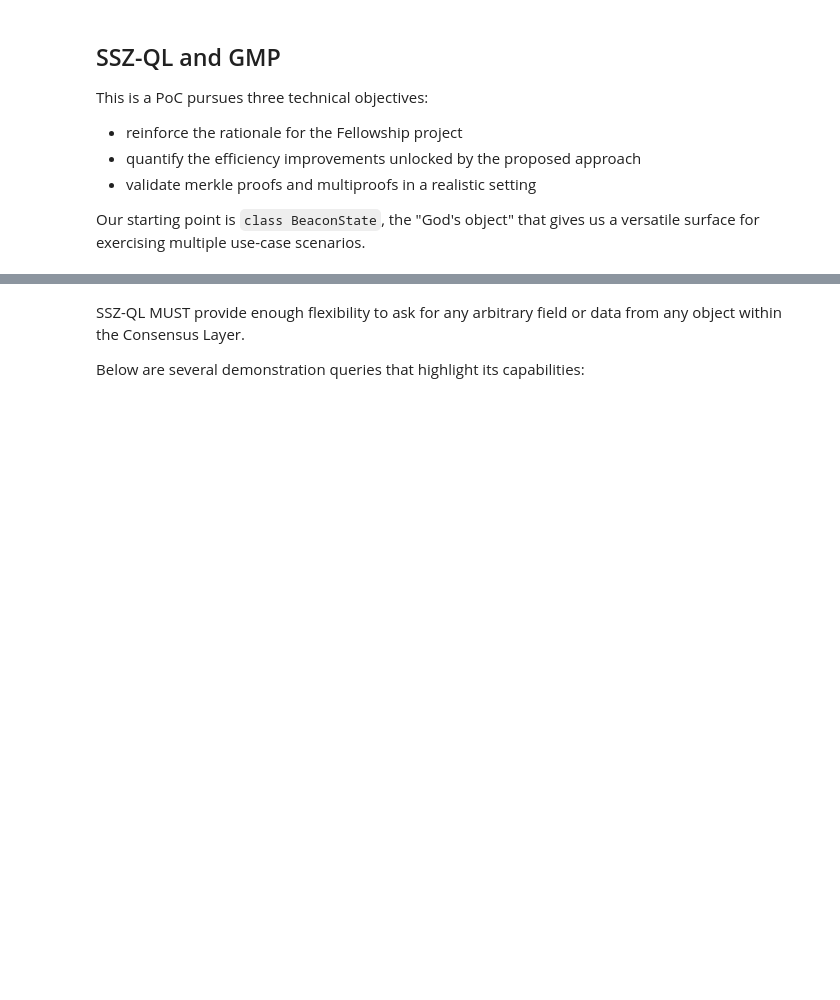
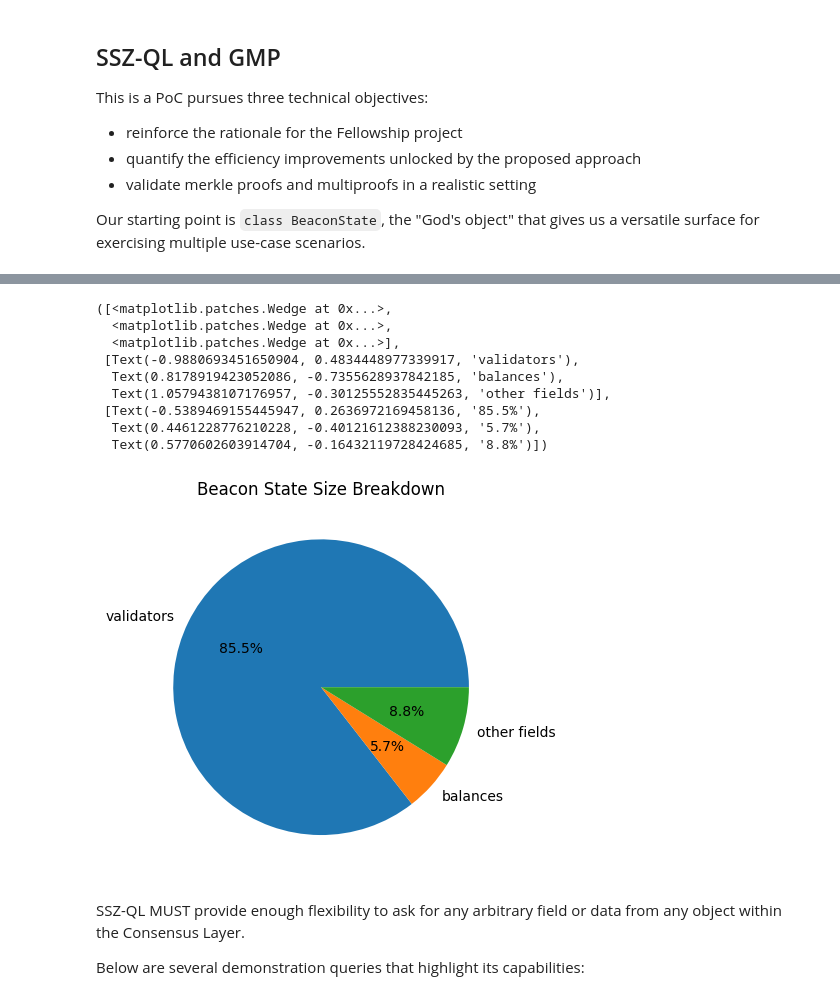
Before and after one commit to fernantho/SSZ-QL-and-GMP, a Jupyter notebook: ssz_ql_gmp.ipynb, the cells around one changed output, grey strips where cells are left out. Saved outputs shown, nothing was run; the diff lists cells and outputs as text; code cells hidden in the pictures; blank space fills up the shorter version.

Commit message:
minor refactorization. added merkle pie with beacon state, validators and balances

```diff
--- a/ssz_ql_gmp.ipynb
+++ b/ssz_ql_gmp.ipynb
@@ -33,7 +33,8 @@ import eth2spec.electra.mainnet as spec
 
 beacon_state_path = "state.ssz"
 beacon_state_size = os.stat(beacon_state_path).st_size
-print(f"Beacon state file size: {beacon_state_size} bytes !!!")
+megabyte = 1024 * 1024
+print(f"Beacon state file size: {beacon_state_size} bytes - {beacon_state_size / megabyte:.2f} MB")
 
 state: spec.BeaconState
 with open(beacon_state_path, "rb") as f:
@@ -46,0 +48,13 @@ Successfully loaded the beacon state for slot 12137984
+# %%
+current_validators = len(state.validators)
+validator_size = len(spec.Validator().encode_bytes())
+total_validators_size = current_validators * validator_size
+print(f"validators field {current_validators} - each validator size is {validator_size} bytes - Validators field size {total_validators_size / megabyte:.2f} MB")
+
+balances_size = 8 # uint64
+total_balances_size = current_validators * balances_size
+print(f"balances field {current_validators} - each balance size is {balances_size} bytes - Balances field size {total_balances_size / megabyte:.2f} MB")
+
+print(f"Out ot the {beacon_state_size / megabyte:.2f} MB beacon state:\n\t- the validators field is {total_validators_size / megabyte:.2f} MB\n\t- the balances field is {total_balances_size / megabyte:.2f} MB\n\t- the rest is {(beacon_state_size - total_validators_size - total_balances_size) / megabyte:.2f} MB")
+
+# Maybe draw a pie chart
@@ -47,3 +68,30 @@ Successfully loaded the beacon state for slot 12137984
+# %%
+import matplotlib.pyplot as plt
+
+# https://matplotlib.org/stable/gallery/pie_and_polar_charts/pie_features.html
+
+labels = 'validators', 'balances', 'other fields'
+sizes = [(total_validators_size / megabyte), (total_balances_size / megabyte), ((beacon_state_size - total_validators_size - total_balances_size) / megabyte)]
+
+fig, ax = plt.subplots()
+ax.set_title('Beacon State Size Breakdown')
+ax.pie(sizes, labels=labels,  autopct='%1.1f%%')
+
+# We could iterate over the fields of the BeaconState and make a pie chart with the sizes of each field
+# field_names = list(spec.BeaconState.__annotations__)
+# print(field_names)
+# state.__getattr__(field_names[0])
+# %% [output]
+([<matplotlib.patches.Wedge at 0x...>,
+  <matplotlib.patches.Wedge at 0x...>,
+  <matplotlib.patches.Wedge at 0x...>],
+ [Text(-0.9880693451650904, 0.4834448977339917, 'validators'),
+  Text(0.8178919423052086, -0.7355628937842185, 'balances'),
+  Text(1.0579438107176957, -0.30125552835445263, 'other fields')],
+ [Text(-0.5389469155445947, 0.2636972169458136, '85.5%'),
+  Text(0.4461228776210228, -0.40121612388230093, '5.7%'),
+  Text(0.5770602603914704, -0.16432119728424685, '8.8%')])
+[figure, added]
 # %% [markdown]
 SSZ-QL MUST provide enough flexibility to ask for any arbitrary field or data from any object within the Consensus Layer.
 
```
Also changed, not shown: parts of 9 cells of this notebook.
